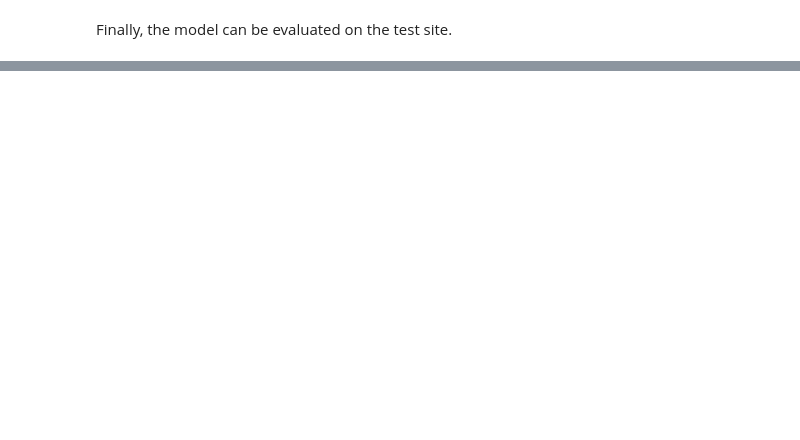
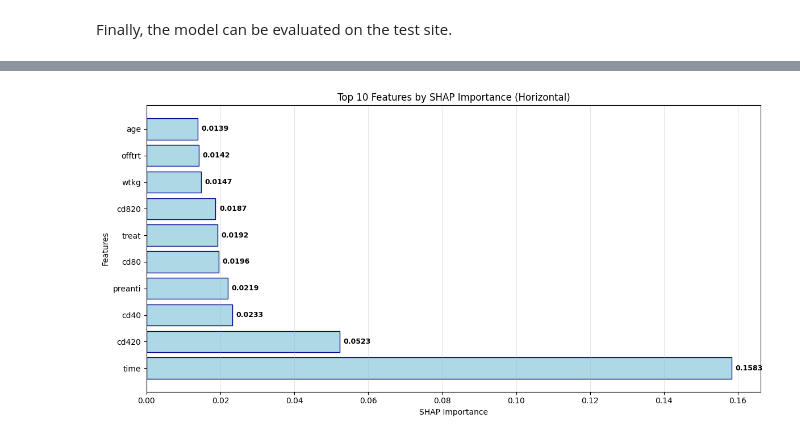
Before and after one commit to ieeta-pt/fed_rf, a Jupyter notebook: examples/aids_clinical_dataset.ipynb, the cells around one changed output, grey strips where cells are left out. Cells and saved outputs as stored; diff of their text form; code cells hidden in the pictures; blank space fills up the shorter version.

```diff
--- a/examples/aids_clinical_dataset.ipynb
+++ b/examples/aids_clinical_dataset.ipynb
@@ -234,0 +467,15 @@ rf_client.run_evaluate()
+# %%
+weighted_avg_shap = rf_client.get_weighted_average_shap_values()
+if weighted_avg_shap:
+    print(f"Contributing silos: {weighted_avg_shap['contributing_silos']}")
+    print(f"Weights used: {weighted_avg_shap['weights_used']}")
+    print(f"Total weighted samples: {weighted_avg_shap['total_samples']}")
+
+    # Convert to DataFrame
+    import pandas as pd
+    weighted_df = pd.DataFrame(
+        list(weighted_avg_shap['mean_abs_shap'].items()),
+        columns=['Feature', 'Weighted_SHAP']
+    ).sort_values('Weighted_SHAP', ascending=False)
+    print("Top 10 features (weighted average):")
+    print(weighted_df.head(23))
@@ -234,0 +500,41 @@ rf_client.run_evaluate()
+# %%
+import matplotlib.pyplot as plt
+
+if weighted_avg_shap:
+    # Convert to DataFrame and handle potential arrays
+    shap_items = []
+    for feature, value in weighted_avg_shap['mean_abs_shap'].items():
+        # Handle arrays by taking first element if needed
+        if hasattr(value, '__getitem__') and hasattr(value, '__len__') and len(value) > 0:
+            clean_value = float(value[0])
+        else:
+            clean_value = float(value)
+        shap_items.append((feature, clean_value))
+
+    weighted_df = pd.DataFrame(shap_items, columns=['Feature', 'Weighted_SHAP'])
+    weighted_df = weighted_df.sort_values('Weighted_SHAP', ascending=False)
+
+    # Get top 10 features
+    top_features = weighted_df.head(10)
+
+    # Create HORIZONTAL bar plot
+    plt.figure(figsize=(12, 6))
+    bars = plt.barh(top_features['Feature'], top_features['Weighted_SHAP'],
+                    color='lightblue', edgecolor='darkblue')
+
+    # Add exact values in front of each bar
+    for i, (feature, value) in enumerate(zip(top_features['Feature'], top_features['Weighted_SHAP'])):
+        plt.text(value + 0.001, i, f'{value:.4f}',
+                va='center', ha='left', fontweight='bold', fontsize=9)
+
+    plt.xlabel('SHAP Importance')
+    plt.ylabel('Features')
+    plt.title('Top 10 Features by SHAP Importance (Horizontal)')
+    plt.grid(axis='x', alpha=0.3)
+    plt.tight_layout()
+    plt.show()
+
+else:
+    print("No weighted SHAP data available")
+# %% [output]
+[figure, added]
```
Also changed, not shown: parts of 21 cells of this notebook, 6 other files.
